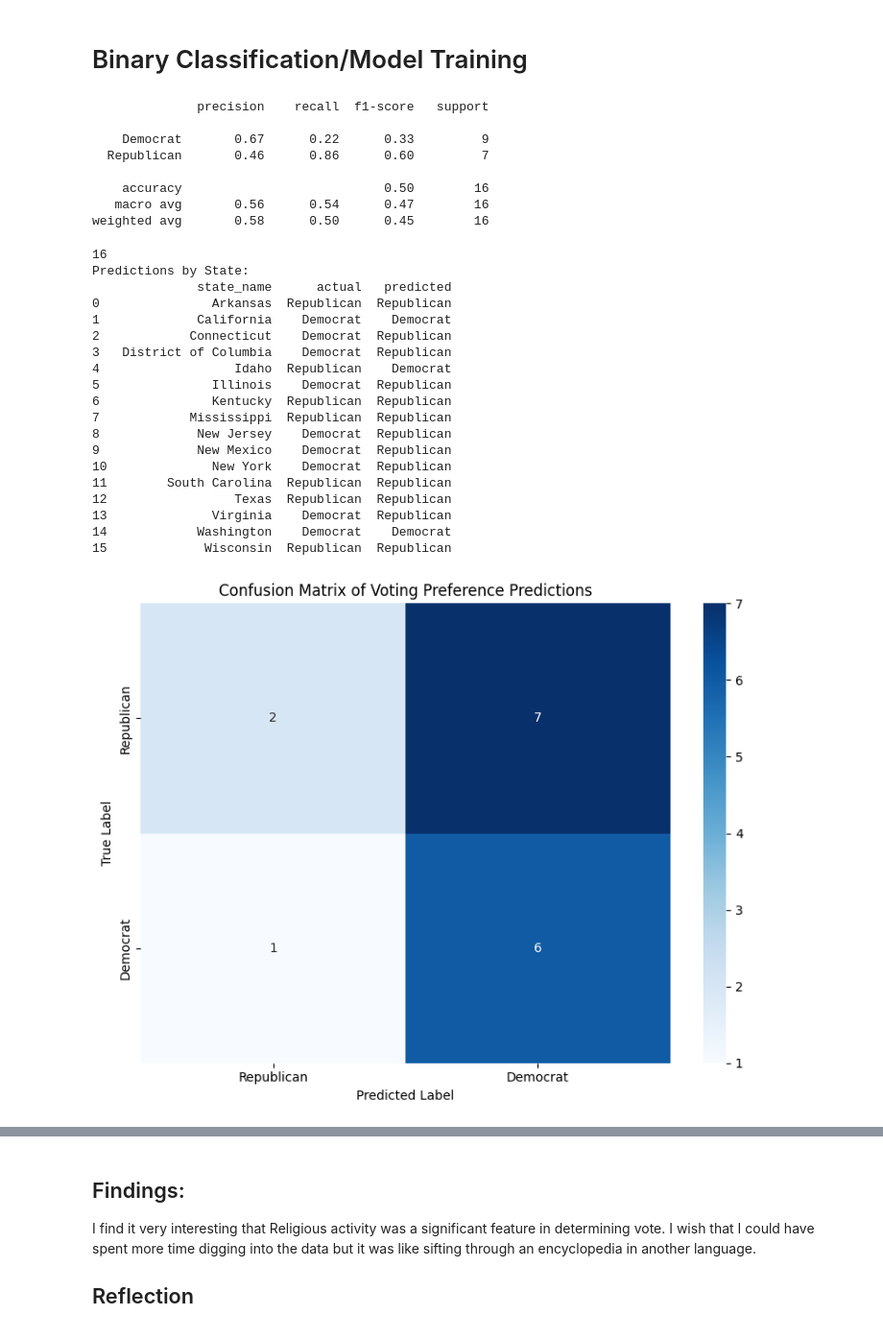
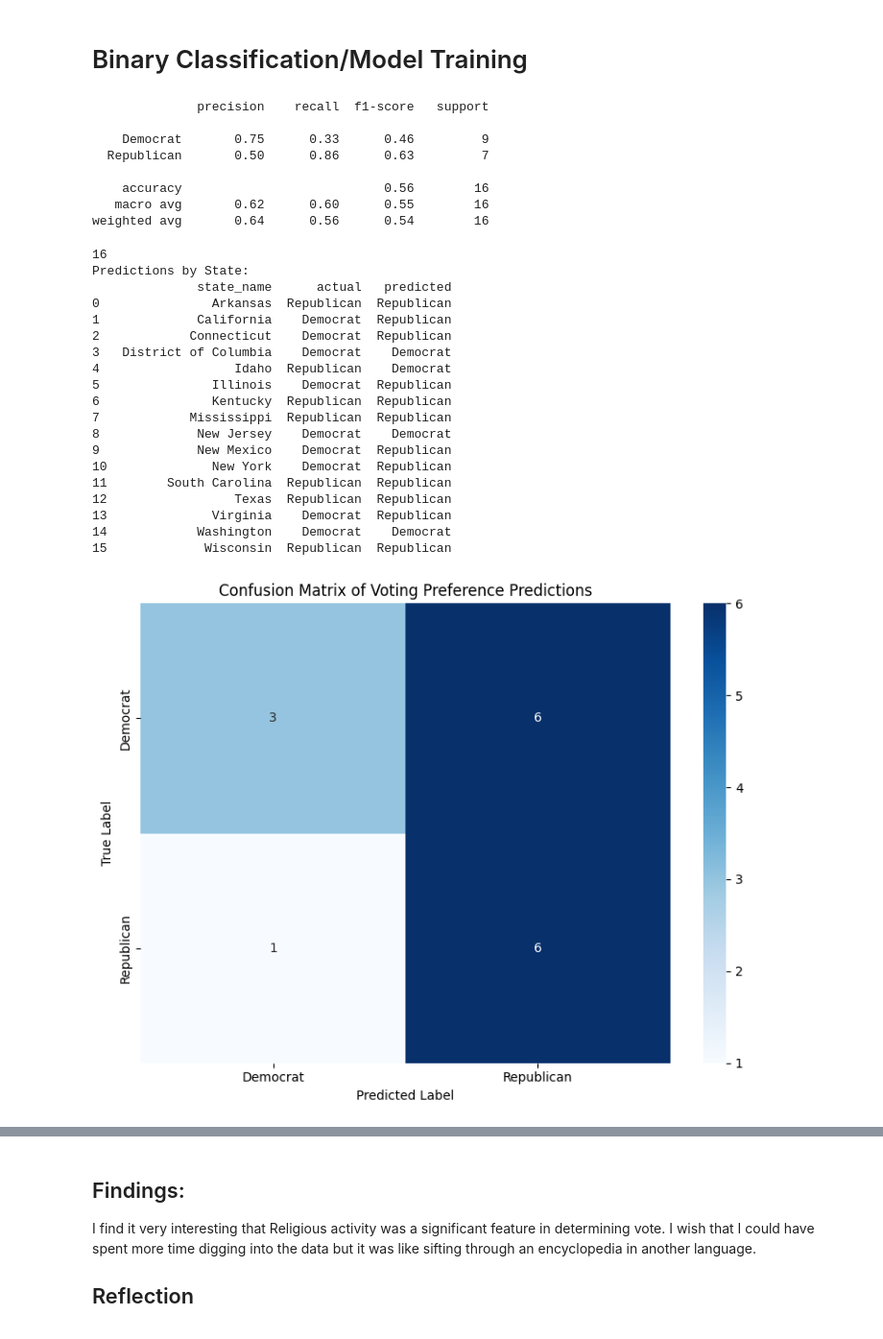
Before and after one commit to EdwinSavelson/CS3120_Final_Project, a Jupyter notebook: Edwin_Savelson_Final_Project_pynb.ipynb, the cells around one changed output, grey strips where cells are left out. Shown: that part at 96% size. Saved outputs shown, nothing was run; the diff lists cells and outputs as text; code cells hidden in the pictures.

```diff
--- a/Edwin_Savelson_Final_Project_pynb.ipynb
+++ b/Edwin_Savelson_Final_Project_pynb.ipynb
@@ -211,7 +211,7 @@ data = pd.get_dummies(data, columns=[employment, activity])
 selected_features = [col for col in data.columns if col.startswith((employment, activity))]
 
 # Apply K-means clustering
-kmeans = KMeans(n_clusters=2, random_state=42)
+kmeans = KMeans(n_clusters=20, random_state=42)
 data['cluster'] = kmeans.fit_predict(data[selected_features])
 
 # Count clusters per state
@@ -260,7 +260,7 @@ X_train, X_test, y_train, y_test = train_test_split(X, y, test_size=0.3, random_
 # )
 
 # Train a Random Forest Classifier
-model = RandomForestClassifier(random_state=1)
+model = RandomForestClassifier(random_state=3)
 model.fit(X_train, y_train)
 
 # Step 4: Evaluation
@@ -269,12 +269,12 @@ print(classification_report(y_test, y_pred))
 # %% [output]
               precision    recall  f1-score   support
 
-    Democrat       0.67      0.22      0.33         9
-  Republican       0.46      0.86      0.60         7
+    Democrat       0.75      0.33      0.46         9
+  Republican       0.50      0.86      0.63         7
 
-    accuracy                           0.50        16
-   macro avg       0.56      0.54      0.47        16
-weighted avg       0.58      0.50      0.45        16
+    accuracy                           0.56        16
+   macro avg       0.62      0.60      0.55        16
+weighted avg       0.64      0.56      0.54        16
 # %%
 
 # Create a DataFrame with predictions and actual values
@@ -298,8 +298,8 @@ print(detailed_predictions)
 plt.figure(figsize=(8, 6))
 cm = confusion_matrix(y_test, y_pred)
 sns.heatmap(cm, annot=True, fmt='d', cmap='Blues',
-            xticklabels=['Republican', 'Democrat'],
-            yticklabels=['Republican', 'Democrat'])
+            xticklabels=['Democrat', 'Republican'],
+            yticklabels=['Democrat', 'Republican'])
 plt.title('Confusion Matrix of Voting Preference Predictions')
 plt.xlabel('Predicted Label')
 plt.ylabel('True Label')
@@ -330,34 +330,34 @@ plt.figure(figsize=(10, 6))
 sns.barplot(x='importance', y='feature', data=feature_importance)
 plt.title('Feature Importance in Voting Preference Prediction')
 plt.xlabel('Importance')
 plt.ylabel('Features')
 plt.tight_layout()
 plt.show()
 
 # Additional Analysis
 print("\nModel Performance Metrics:")
 print(classification_report(y_test, y_pred))
 
 print("\nTop 5 Most Important Features:")
 print(feature_importance.head())
 # %% [output]
 16
 Predictions by State:
               state_name      actual   predicted
 0               Arkansas  Republican  Republican
-1             California    Democrat    Democrat
+1             California    Democrat  Republican
 2            Connecticut    Democrat  Republican
-3   District of Columbia    Democrat  Republican
+3   District of Columbia    Democrat    Democrat
 4                  Idaho  Republican    Democrat
 5               Illinois    Democrat  Republican
 6               Kentucky  Republican  Republican
 7            Mississippi  Republican  Republican
-8             New Jersey    Democrat  Republican
+8             New Jersey    Democrat    Democrat
 9             New Mexico    Democrat  Republican
 10              New York    Democrat  Republican
 11        South Carolina  Republican  Republican
 12                 Texas  Republican  Republican
 13              Virginia    Democrat  Republican
 14            Washington    Democrat    Democrat
 15             Wisconsin  Republican  Republican
-[figure, old version]
+[figure, new version]
```
Also changed, not shown: parts of 1 cell of this notebook.
